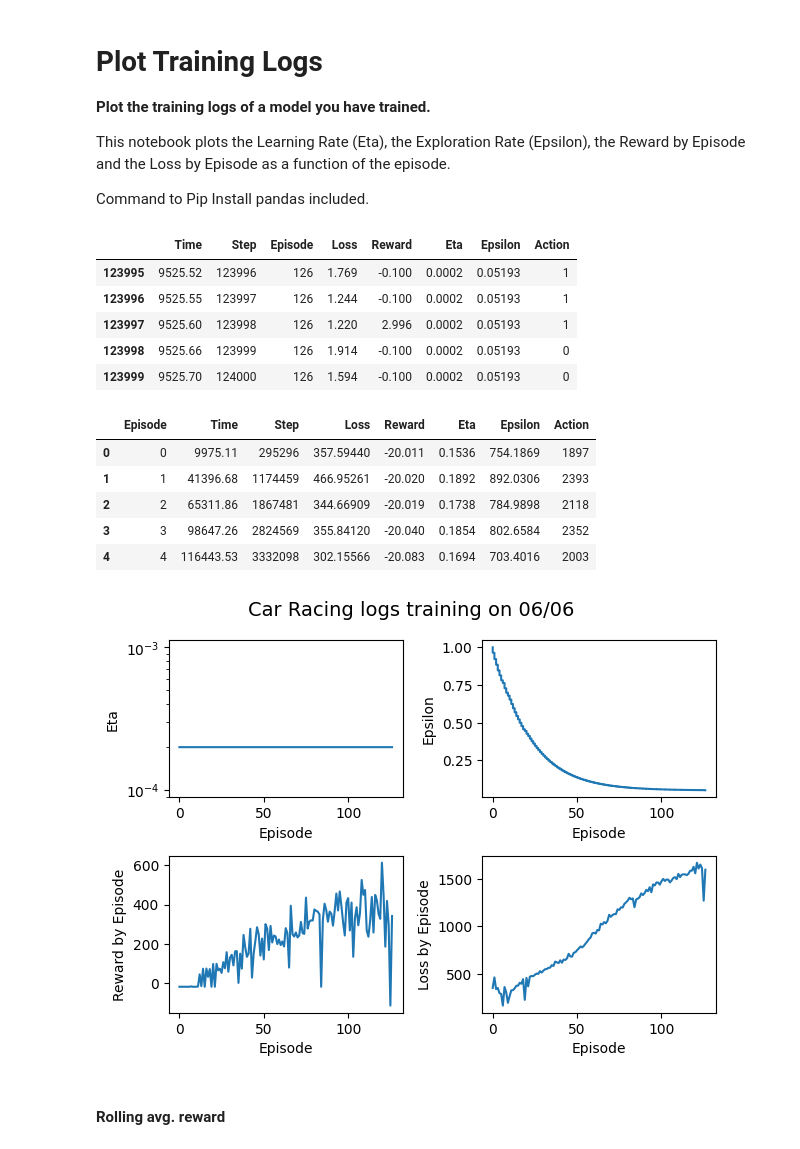
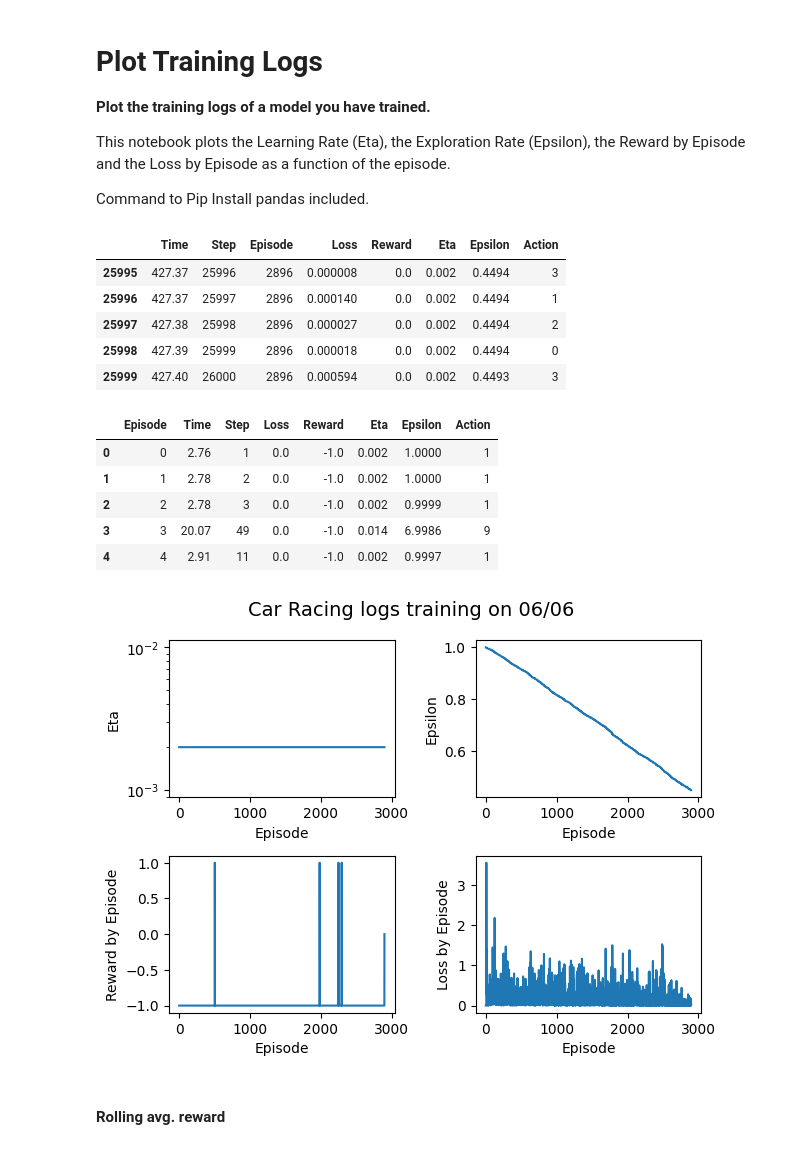
Before and after one commit to Rheyles/from-a-to-b-with-rl, a Jupyter notebook: notebooks/logs.ipynb, the cells around one changed output. Saved outputs shown, nothing was run; the diff lists cells and outputs as text; code cells hidden in the pictures.

```diff
--- a/notebooks/logs.ipynb
+++ b/notebooks/logs.ipynb
@@ -13,26 +13,26 @@ import matplotlib.pyplot as plt
 import os
 # %%
 #Add path to model you have trained
-PATH = "../models/0610_1228_CarDQNAgent"
+PATH = "../models/0610_1540_FrozenDQNAgentBase"
 logs = pd.read_csv(os.path.join(PATH,"log.csv"))
 logs.tail()
 # %% [output]
 |  | Time | Step | Episode | Loss | Reward | Eta | Epsilon | Action |
-| 123995 | 9525.52 | 123996 | 126 | 1.769 | -0.100 | 0.0002 | 0.05193 | 1 |
-| 123996 | 9525.55 | 123997 | 126 | 1.244 | -0.100 | 0.0002 | 0.05193 | 1 |
-| 123997 | 9525.60 | 123998 | 126 | 1.220 | 2.996 | 0.0002 | 0.05193 | 1 |
-| 123998 | 9525.66 | 123999 | 126 | 1.914 | -0.100 | 0.0002 | 0.05193 | 0 |
-| 123999 | 9525.70 | 124000 | 126 | 1.594 | -0.100 | 0.0002 | 0.05193 | 0 |
+| 25995 | 427.37 | 25996 | 2896 | 0.000008 | 0.0 | 0.002 | 0.4494 | 3 |
+| 25996 | 427.37 | 25997 | 2896 | 0.000140 | 0.0 | 0.002 | 0.4494 | 1 |
+| 25997 | 427.38 | 25998 | 2896 | 0.000027 | 0.0 | 0.002 | 0.4494 | 2 |
+| 25998 | 427.39 | 25999 | 2896 | 0.000018 | 0.0 | 0.002 | 0.4494 | 0 |
+| 25999 | 427.40 | 26000 | 2896 | 0.000594 | 0.0 | 0.002 | 0.4493 | 3 |
 # %%
 logs_by_episode = logs.groupby('Episode').sum('Reward').reset_index()
 logs_by_episode.head()
 # %% [output]
 |  | Episode | Time | Step | Loss | Reward | Eta | Epsilon | Action |
-| 0 | 0 | 9975.11 | 295296 | 357.59440 | -20.011 | 0.1536 | 754.1869 | 1897 |
-| 1 | 1 | 41396.68 | 1174459 | 466.95261 | -20.020 | 0.1892 | 892.0306 | 2393 |
-| 2 | 2 | 65311.86 | 1867481 | 344.66909 | -20.019 | 0.1738 | 784.9898 | 2118 |
-| 3 | 3 | 98647.26 | 2824569 | 355.84120 | -20.040 | 0.1854 | 802.6584 | 2352 |
-| 4 | 4 | 116443.53 | 3332098 | 302.15566 | -20.083 | 0.1694 | 703.4016 | 2003 |
+| 0 | 0 | 2.76 | 1 | 0.0 | -1.0 | 0.002 | 1.0000 | 1 |
+| 1 | 1 | 2.78 | 2 | 0.0 | -1.0 | 0.002 | 1.0000 | 1 |
+| 2 | 2 | 2.78 | 3 | 0.0 | -1.0 | 0.002 | 0.9999 | 1 |
+| 3 | 3 | 20.07 | 49 | 0.0 | -1.0 | 0.014 | 6.9986 | 9 |
+| 4 | 4 | 2.91 | 11 | 0.0 | -1.0 | 0.002 | 0.9997 | 1 |
 # %%
 def plot_logs(logs, title):
 
@@ -74,7 +74,7 @@ def plot_logs(logs, title):
 # %%
 plot_logs(logs, 'Car Racing logs training on 06/06')
 # %% [output]
-[figure, old version]
+[figure, new version]
 # %% [markdown]
 #### Rolling avg. reward
 # %%
```
Also changed, not shown: parts of 4 cells of this notebook, 4 other files.
